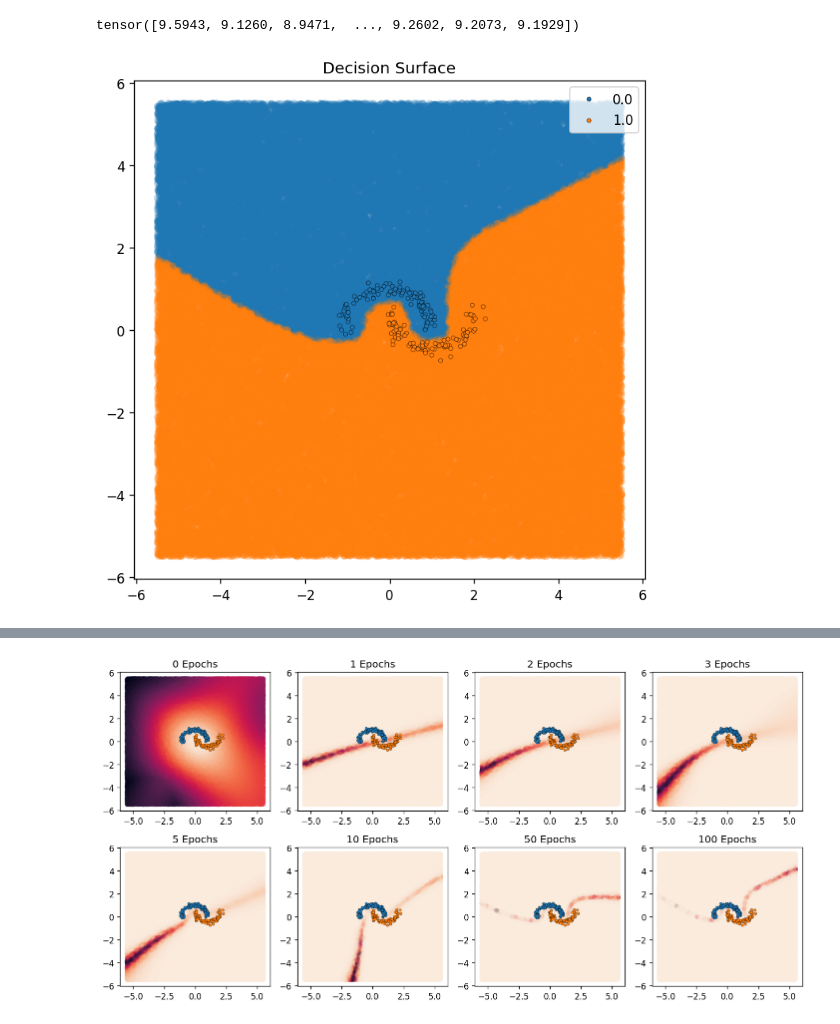
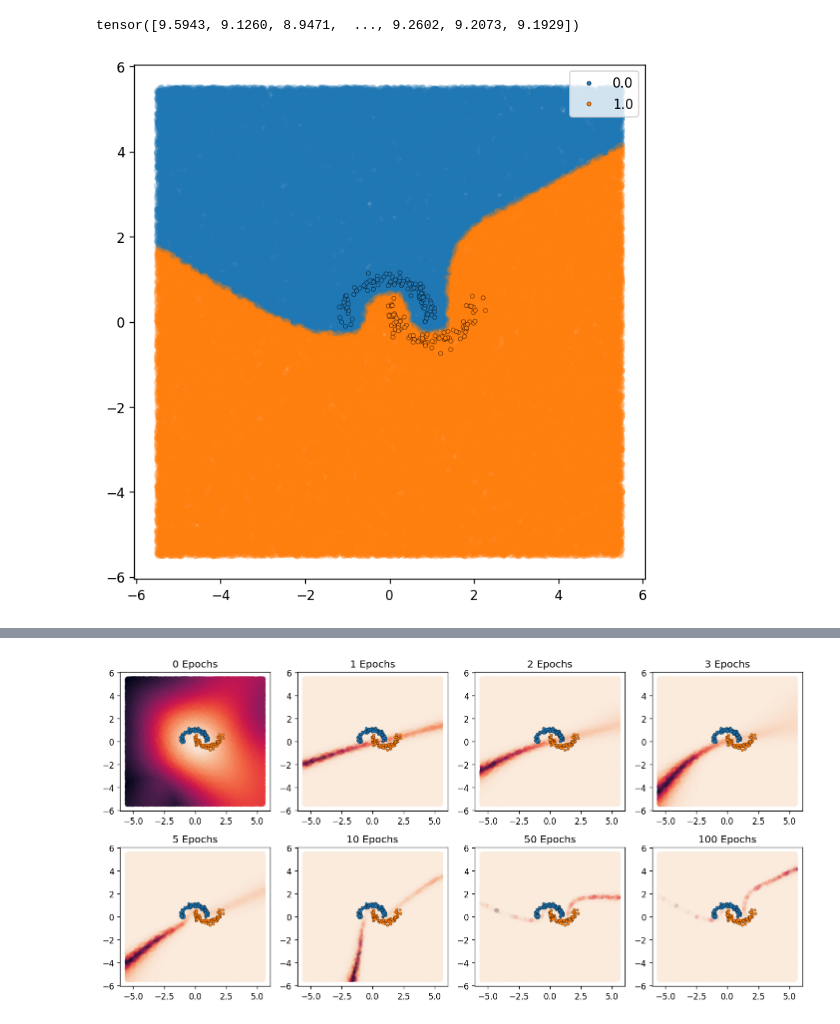
Before and after one commit to ngruenefeld/gradient_uncertainty_poc, a Jupyter notebook: gradient_uncertainty.ipynb, the cells around one changed output, grey strips where cells are left out. Cells and saved outputs as stored; diff of their text form; code cells hidden in the pictures.

```diff
--- a/gradient_uncertainty.ipynb
+++ b/gradient_uncertainty.ipynb
@@ -188,19 +188,18 @@ tensor([9.5943, 9.1260, 8.9471,  ..., 9.2602, 9.2073, 9.1929])
 # %%
 fig, ax = plt.subplots(1, 1, figsize=(2*plot_size, 2*plot_size))
 
 draw_grad_norm_grid(
     test_x,
     y_hat.T[0].round(),
     viz_x,
     viz_y_hat.T[0].round(),
     ax,
-    title="Decision Surface",
     palette="tab10",
 )
 
 plt.tight_layout()
 
 os.makedirs(f"figures/{variant}", exist_ok=True)
 plt.savefig(f"figures/{variant}/decision_surface.png", transparent=True)
 # %% [output]
-[figure, old version]
+[figure, new version]
```
Also changed, not shown: parts of 6 cells of this notebook, 7 other files.
